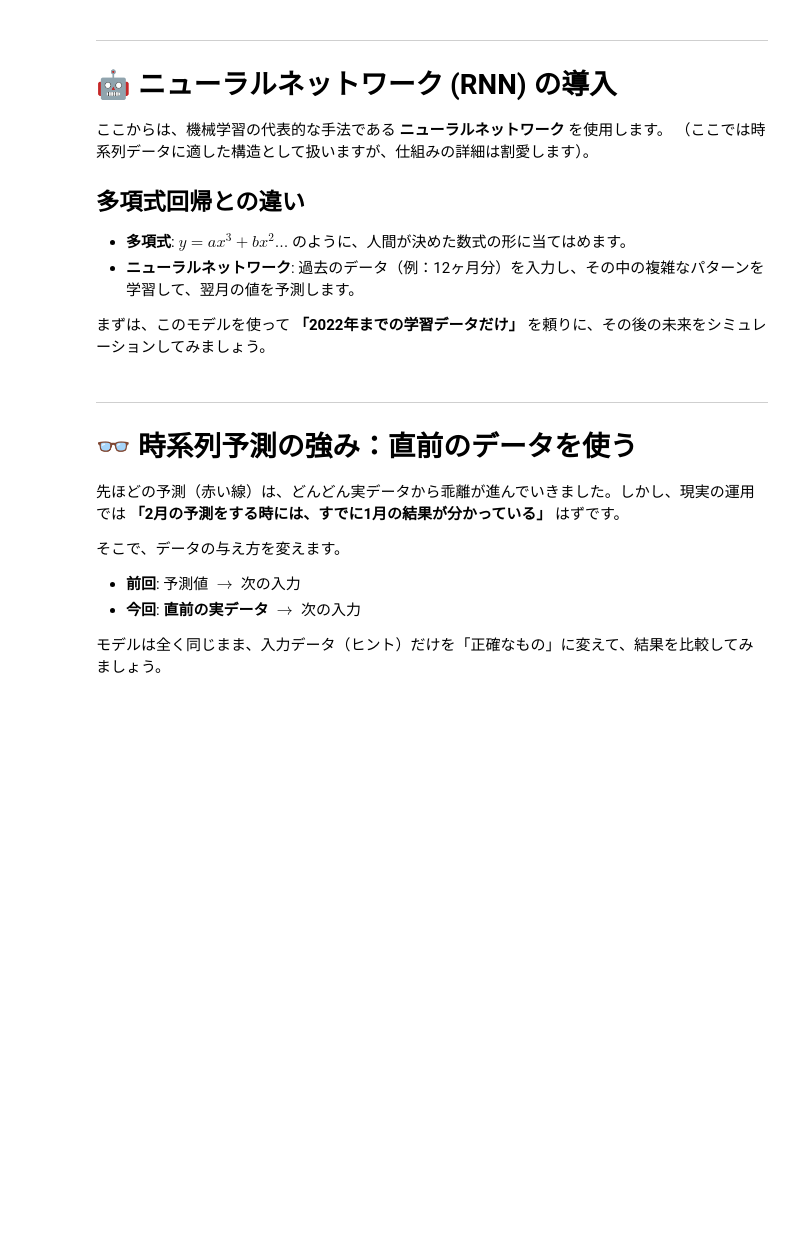
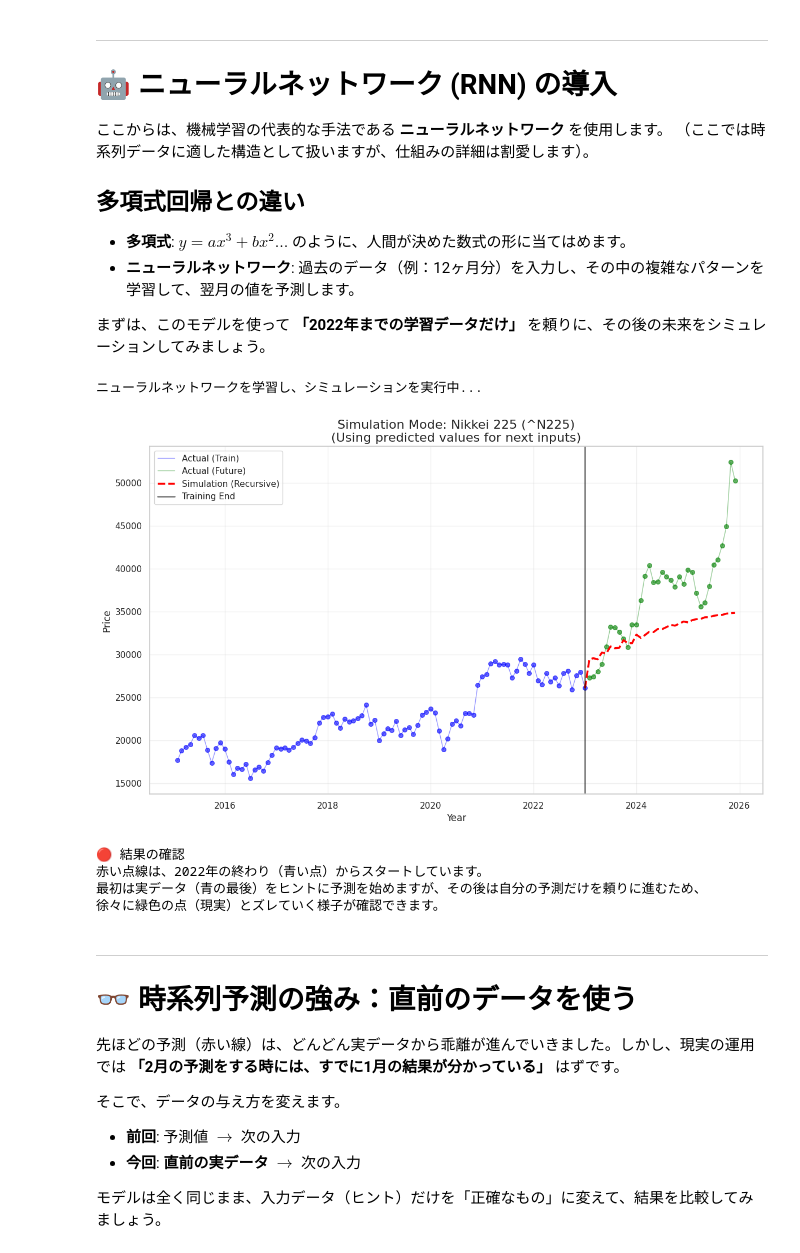
Before and after one commit to highbridge1029-glitch/guest, a Jupyter notebook: machine_learning/basics/Regression.ipynb, the cells around one changed output. Drawn from its saved outputs; the diff is of its cells as text; code cells hidden in the pictures; blank space fills up the shorter version.

```diff
--- a/machine_learning/basics/Regression.ipynb
+++ b/machine_learning/basics/Regression.ipynb
@@ -305,7 +305,7 @@ import math
 # --------------------------
 # 設定パラメータ
 # --------------------------
-look_back = 12 # @param {type:"slider", min:1, max:24, step:1}
+look_back = 13 # @param {type:"slider", min:1, max:24, step:1}
 max_iter = 1000 # 学習回数
 hidden_layer_sizes = (100, 50) # モデルの複雑さ
 
@@ -385,33 +385,40 @@ if 'df' in locals() and df is not None:
     last_train_date = dates_train[-1]
     last_train_val = y_train_plot.iloc[-1]
 
     # プロット用の配列を作成（先頭に実データの最後をくっつける）
     plot_dates_sim = np.insert(test_dates, 0, last_train_date)
     plot_values_sim = np.insert(recursive_pred_real.flatten(), 0, last_train_val)
 
     # 長さが合わない場合の安全策（データ末尾の処理）
     if len(plot_dates_sim) != len(plot_values_sim):
         min_len = min(len(plot_dates_sim), len(plot_values_sim))
         plot_dates_sim = plot_dates_sim[:min_len]
         plot_values_sim = plot_values_sim[:min_len]
 
     plt.plot(plot_dates_sim, plot_values_sim, label='Simulation (Recursive)', color='red', linestyle='--', linewidth=2.5)
 
     plt.axvline(x=datetime(train_end_year, 12, 31), color='black', linestyle='-', alpha=0.5, label='Training End')
     plt.title(f"Simulation Mode: {target_asset}\n(Using predicted values for next inputs)", fontsize=16)
     plt.xlabel("Year", fontsize=12)
     plt.ylabel("Price", fontsize=12)
     plt.legend()
     plt.grid(True, alpha=0.3)
     plt.show()
 
     print(colored("🔴 結果の確認", "red", attrs=['bold']))
     print("赤い点線は、2022年の終わり（青い点）からスタートしています。")
     print("最初は実データ（青の最後）をヒントに予測を始めますが、その後は自分の予測だけを頼りに進むため、")
     print("徐々に緑色の点（現実）とズレていく様子が確認できます。")
 
 else:
     print("データが見つかりません。")
+# %% [output]
+ニューラルネットワークを学習し、シミュレーションを実行中...
+[figure, added]
+🔴 結果の確認
+赤い点線は、2022年の終わり（青い点）からスタートしています。
+最初は実データ（青の最後）をヒントに予測を始めますが、その後は自分の予測だけを頼りに進むため、
+徐々に緑色の点（現実）とズレていく様子が確認できます。
 # %% [markdown]
 ---
 
```
Also changed, not shown: parts of 4 cells of this notebook.
